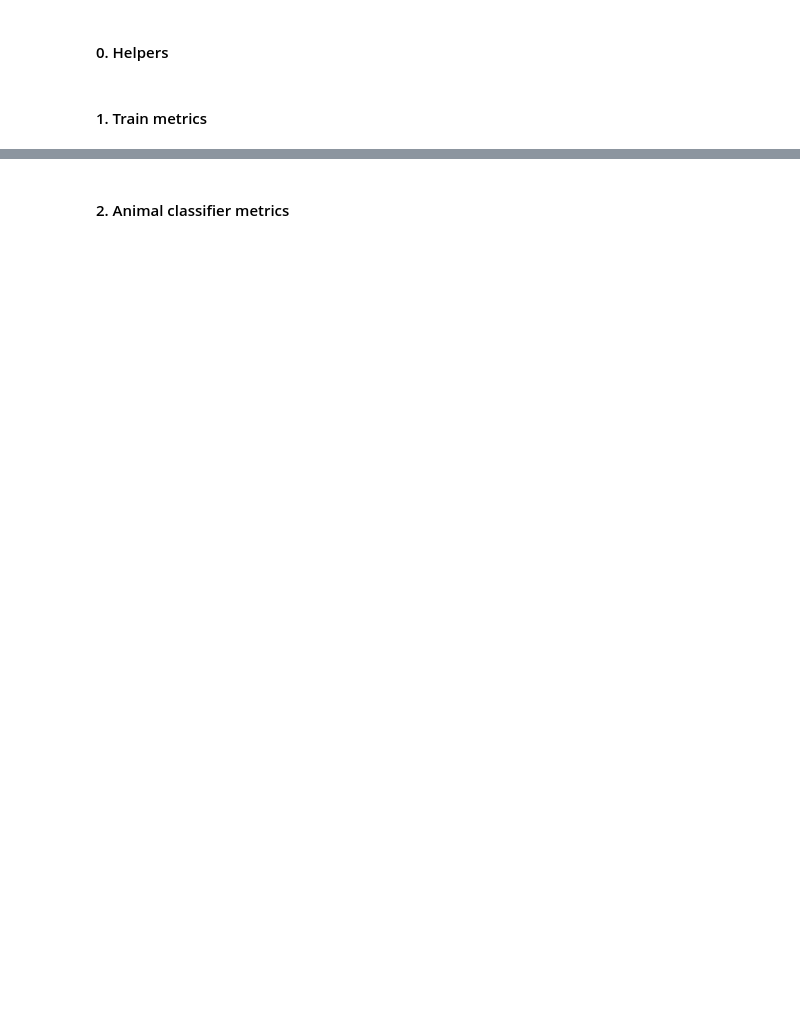
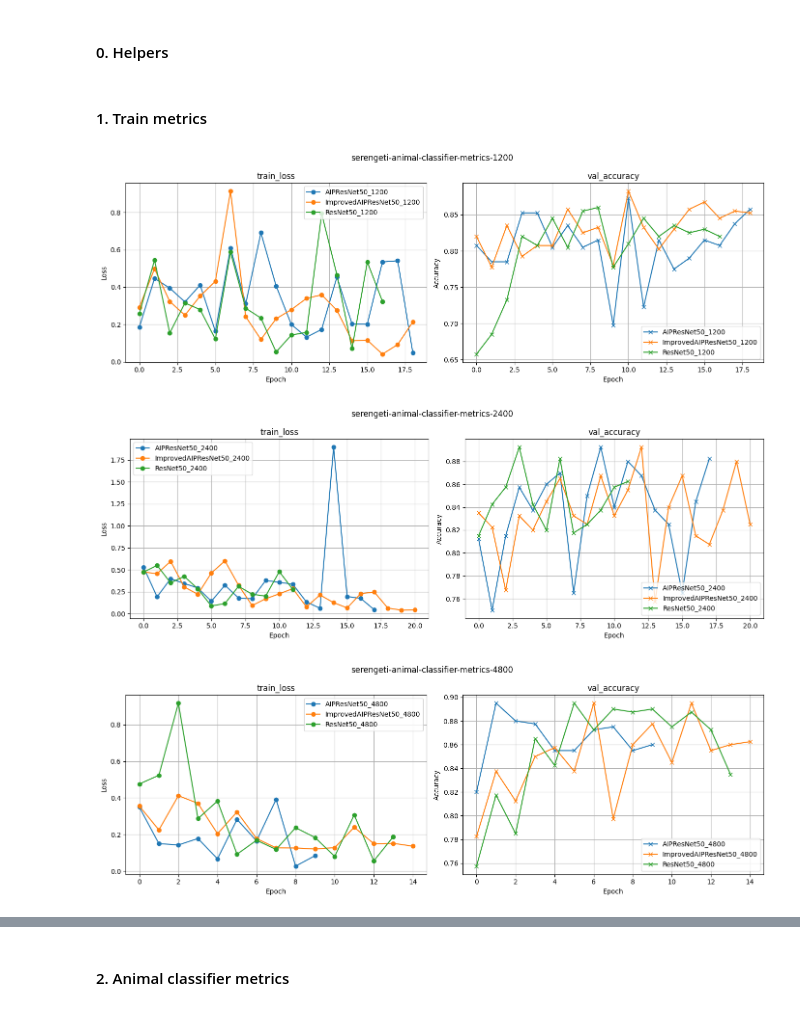
Before and after one commit to LuizAlencar17/EcoAIP, a Jupyter notebook: notebooks/analytics.ipynb, the cells around one changed output, grey strips where cells are left out. Saved outputs shown, nothing was run; the diff lists cells and outputs as text; code cells hidden in the pictures; blank space fills up the shorter version.

```diff
--- a/notebooks/analytics.ipynb
+++ b/notebooks/analytics.ipynb
@@ -84,12 +84,12 @@ def plot_subplots(df_list, labels, metrics=('train_loss', 'val_accuracy'), figsi
         axes[0].plot(df[metrics[0]], label=label, marker='o')
         axes[1].plot(df[metrics[1]], label=label, marker='x')
 
-    axes[0].set_title('Training Loss')
+    axes[0].set_title(metrics[0])
     axes[0].set_xlabel('Epoch')
     axes[0].set_ylabel('Loss')
     axes[0].grid(True)
 
-    axes[1].set_title('Validation Accuracy')
+    axes[1].set_title(metrics[1])
     axes[1].set_xlabel('Epoch')
     axes[1].set_ylabel('Accuracy')
     axes[1].grid(True)
@@ -102,6 +102,28 @@ def plot_subplots(df_list, labels, metrics=('train_loss', 'val_accuracy'), figsi
     plt.show()
 # %% [markdown]
 #### 1. Train metrics
+# %%
+tags = ["serengeti", "animal-classifier", "metrics", "1200"]
+csv_files = list_all_files("/data/luiz/dataset/EcoAIP", tags)
+labels = get_models(csv_files)
+df_list = load_csv_data(csv_files)
+plot_subplots(df_list, labels,  metrics=('train_loss', 'val_accuracy'), title="-".join(tags))
+
+tags = ["serengeti", "animal-classifier", "metrics", "2400"]
+csv_files = list_all_files("/data/luiz/dataset/EcoAIP", ["serengeti", "animal-classifier", "metrics", "2400"])
+labels = get_models(csv_files)
+df_list = load_csv_data(csv_files)
+plot_subplots(df_list, labels,  metrics=('train_loss', 'val_accuracy'), title="-".join(tags))
+
+tags = ["serengeti", "animal-classifier", "metrics", "4800"]
+csv_files = list_all_files("/data/luiz/dataset/EcoAIP", ["serengeti", "animal-classifier", "metrics", "4800"])
+labels = get_models(csv_files)
+df_list = load_csv_data(csv_files)
+plot_subplots(df_list, labels,  metrics=('train_loss', 'val_accuracy'), title="-".join(tags))
+# %% [output]
+[figure, added]
+[figure, added]
+[figure, added]
 # %%
 tags = ["serengeti", "species-classifier", "metrics", "1200"]
 csv_files = list_all_files("/data/luiz/dataset/EcoAIP", tags)
```
Also changed, not shown: parts of 7 cells of this notebook, 1 other file.
